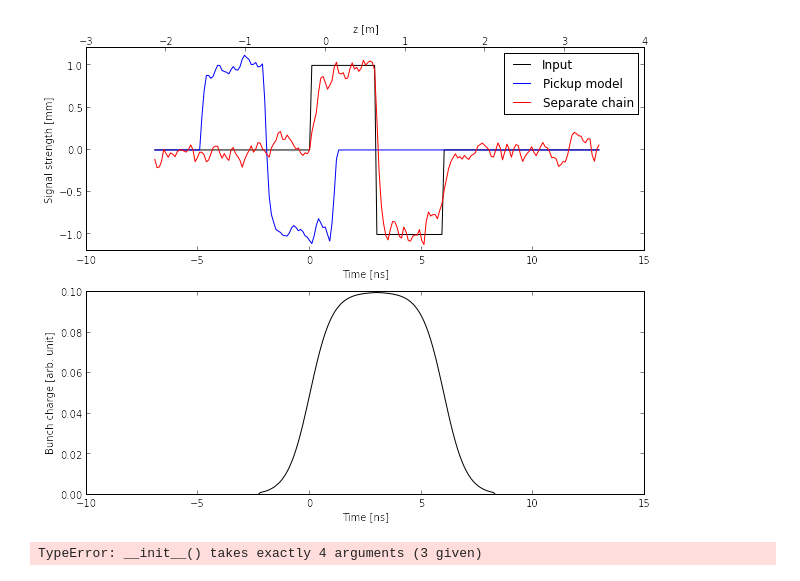
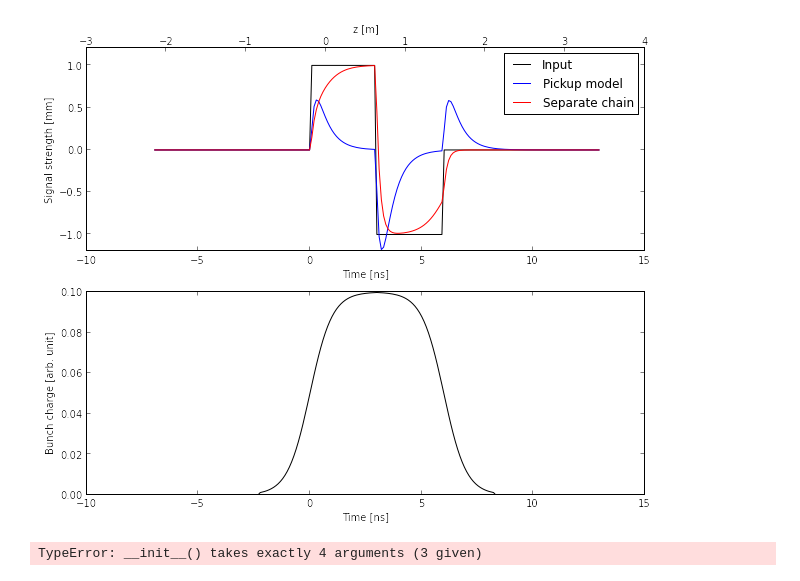
Before and after one commit to jkomppula/PyHEADTAIL_feedback, a Jupyter notebook: interactive-tests/SignalProcessorTest.ipynb, the cells around one changed output. Drawn from its saved outputs; the diff is of its cells as text; code cells hidden in the pictures.

Commit message:
HighpassFilter tested

```diff
--- a/interactive-tests/SignalProcessorTest.ipynb
+++ b/interactive-tests/SignalProcessorTest.ipynb
@@ -263,27 +263,31 @@ for p_id, s_id in itertools.izip(p_idx,s_idx):
 # %%
 # CASE I:
 # Compare signal processor chains by using a signal generator as a signal source
 
-noise = 2e-4
+delay = 0
+noise = 0
 f_c = 1e9
+f_chp = 0.3e9
 threshold = 2e-4
 
 signal = SquareWaveImpulse(20e-9,6e-9,200,1e-3,5e-10)
 #signal = SineStep(3e-9,1e9,100,1e-3,0.1e-9)
 
 pickup_model = [
-    processors.PickUp(noise, f_c, threshold),
-    processors.Delay(-5e-9)
+    #processors.PickUp(noise, f_c, threshold),
+    #processors.Delay(delay),
+    processors.LowpassFilter(f_c),
+    processors.HighpassFilter(f_chp)
 ]
 
 pickup_chain = [
     processors.ChargeWeighter(),
     processors.NoiseGenerator(noise,'absolute','normal'),
     processors.LowpassFilter(f_c)
 ]
 compare_processor_chains(signal, pickup_model, pickup_chain,'Pickup model','Separate chain')
 # %% [output]
-[figure, old version]
+[figure, new version]
 # %%
 # CASE II:
 # Compare signal processor chains by using the generated bunch as a signal source
```
Also changed, not shown: 1 other file.
